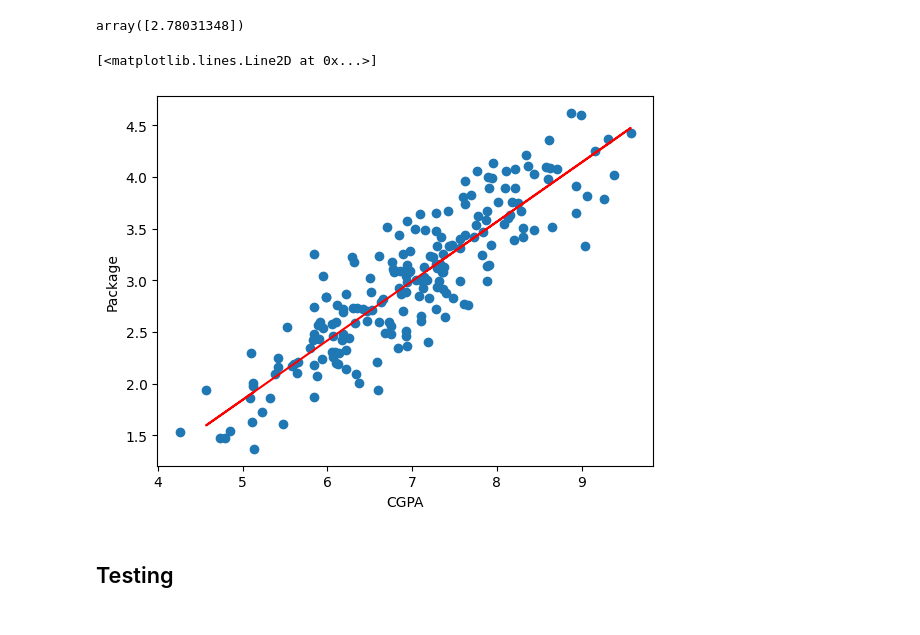
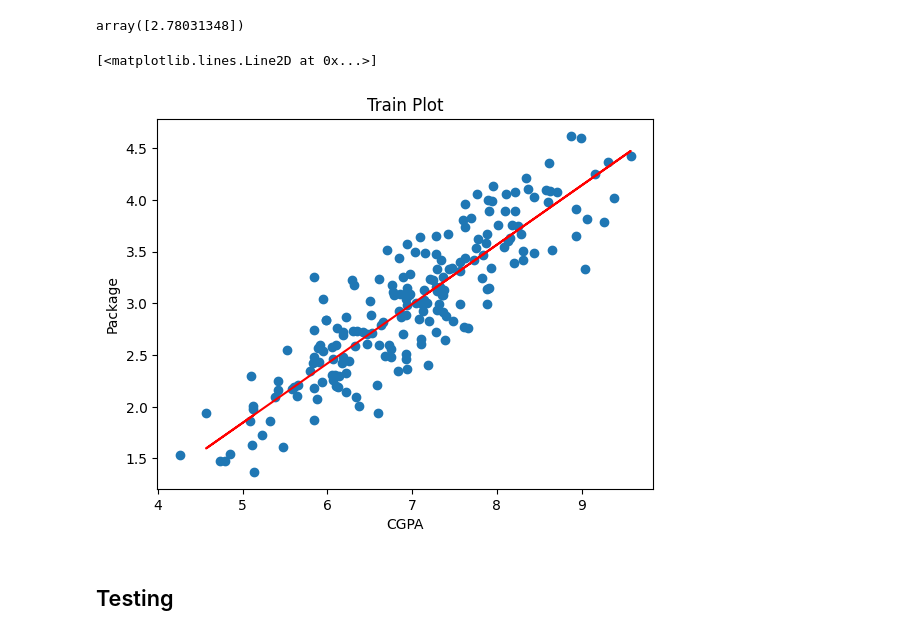
Before and after one commit to 21amY26/MLLab, a Jupyter notebook: MLLab2.ipynb, the cells around one changed output. Drawn from its saved outputs; the diff is of its cells as text; code cells hidden in the pictures.

```diff
--- a/MLLab2.ipynb
+++ b/MLLab2.ipynb
@@ -94,12 +110,13 @@ lr.predict(x_test.iloc[0].values.reshape(1, -1))
 array([2.78031348])
 # %%
 plt.scatter(df['cgpa'], df['package'])
+plt.title('Train Plot')
 plt.xlabel('CGPA')
 plt.ylabel('Package')
 plt.plot(x_train,lr.predict(x_train), color='r')
 # %% [output]
 [<matplotlib.lines.Line2D at 0x...>]
-[figure, old version]
+[figure, new version]
 # %%
 w = lr.coef_
 b = lr.intercept_
```
Also changed, not shown: parts of 2 cells of this notebook.
